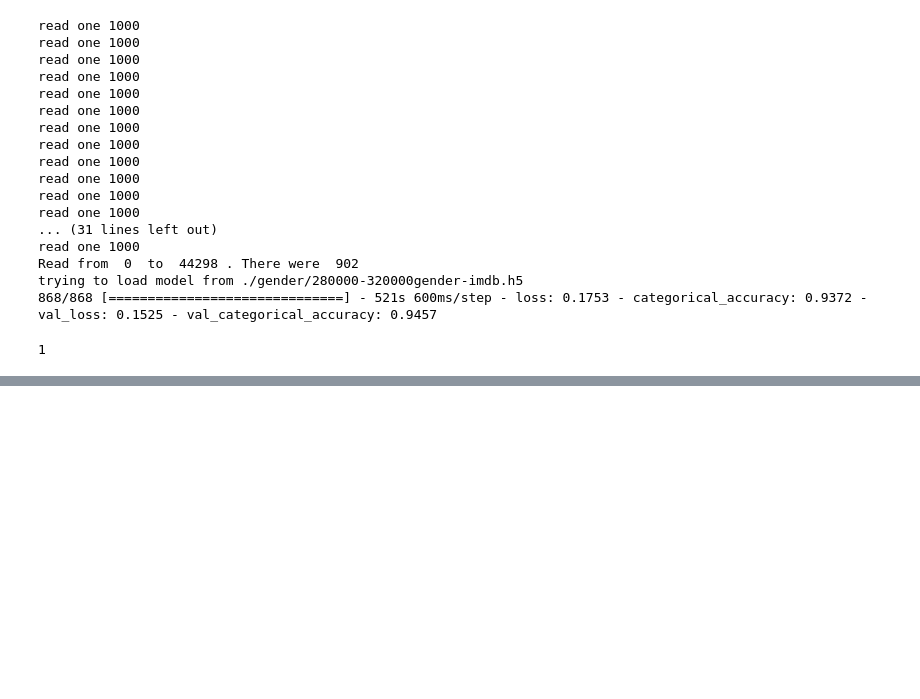
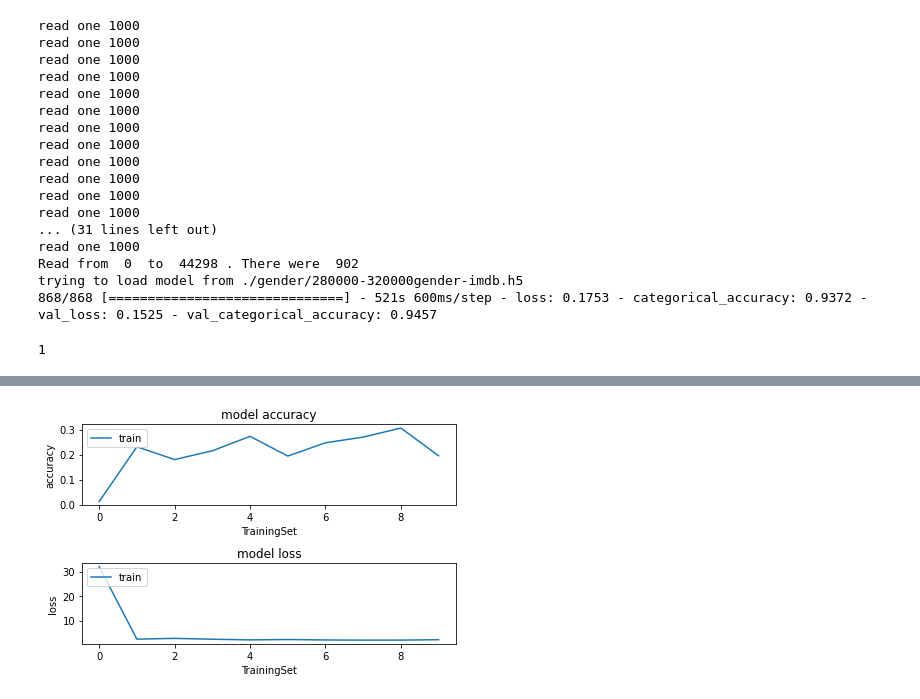
Before and after one commit to CSCI4850/s21-team9-project, a Jupyter notebook: TrainTheData.ipynb, the cells around one changed output, grey strips where cells are left out. Cells and saved outputs as stored; diff of their text form; code cells hidden in the pictures; blank space fills up the shorter version.

```diff
--- a/TrainTheData.ipynb
+++ b/TrainTheData.ipynb
@@ -67,7 +67,7 @@ def age_model(X,Y):
     model.compile(loss=keras.losses.CategoricalCrossentropy(),
                 optimizer=keras.optimizers.Adam(),
              metrics=[keras.metrics.CategoricalAccuracy()])
-    model.summary()
+    #model.summary()
     return model
 # %%
 # function to  fetch the IMAGES from X(start) to Y(end) and returns three arrays
@@ -419,4 +419,6 @@ history = fit_model(curr_gender_model, X, Y, 2)
 store_history_model_byFiles(curr_gender_model,history,files,duration,gender_history_file,'gender',current_data_set)
 # %%
 # testing set ... to evaluate success
-A, B, C = read_images_gender_Age(320000, 398305, JSON_FILE, "../wiki/")
+A, B, C = read_images_gender_Age(320000, 321000, imdb_jsonFile, "../imdb/")
+last_gender_model = keras.models.load_model("./gender/0-40000gender-imdb.h5");
+last_gender_model.evaluate(A, B, verbose=1)
@@ -422,0 +436,3 @@ A, B, C = read_images_gender_Age(320000, 398305, JSON_FILE, "../wiki/")
+# %%
+
+last_gender_model = keras.models.load_model("./gender/280000-320000gender-imdb.h5")
@@ -422,0 +474,37 @@ A, B, C = read_images_gender_Age(320000, 398305, JSON_FILE, "../wiki/")
+# %%
+loss = []
+accuracy = []
+model = age_model(A,C)
+score = model.evaluate(A, C, verbose=1)
+loss.append(score[0])
+accuracy.append(score[1])
+age_history = json.load(open("ageHistory.json"))
+for model in age_history:
+    model = keras.models.load_model("./age/"+model['h5Filename'])
+    score = model.evaluate(A, C, verbose=1)
+    loss.append(score[0])
+    accuracy.append(score[1])
+
+print("loss:", loss)
+print("Accuracy:", accuracy)
+
+plt.subplot(211)
+plt.plot(accuracy)
+#plt.plot(history.history['val_categorical_accuracy'])
+plt.title('model accuracy')
+plt.ylabel('accuracy')
+plt.xlabel('TrainingSet')
+plt.legend(['train', 'Test'], loc='upper left')
+
+# summarize history for loss
+
+plt.subplot(212)
+plt.plot(loss)
+#plt.plot(history.history['val_categorical_accuracy'])
+plt.title('model loss')
+plt.ylabel('loss')
+plt.xlabel('TrainingSet')
+plt.legend(['train', 'Test'], loc='upper left')
+plt.tight_layout()
+plt.show()
+# %% [output]
@@ -422,0 +523 @@ A, B, C = read_images_gender_Age(320000, 398305, JSON_FILE, "../wiki/")
+[figure, added]
```
Also changed, not shown: parts of 7 cells of this notebook.
